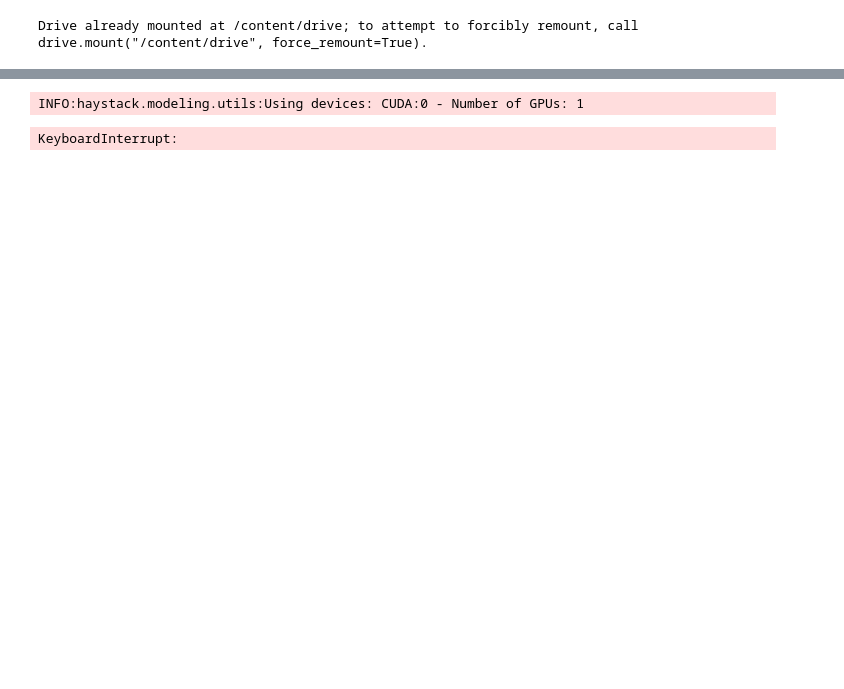
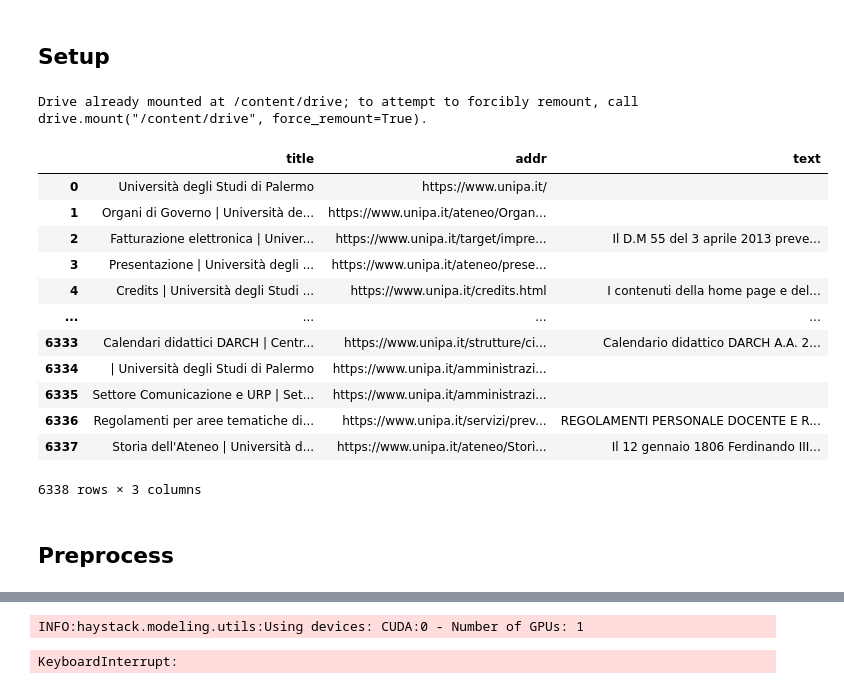
Before and after one commit to pierfrancescomartinello/NLP-Project, a Jupyter notebook: rag.ipynb, the cells around one changed output, grey strips where cells are left out. Cells and saved outputs as stored; diff of their text form; code cells hidden in the pictures; blank space fills up the shorter version.

```diff
--- a/rag.ipynb
+++ b/rag.ipynb
@@ -20,6 +20,8 @@ Requirement already satisfied: docopt>=0.6.2 in /usr/local/lib/python3.10/dist-p
 Requirement already satisfied: oauthlib>=3.0.0 in /usr/local/lib/python3.10/dist-packages (from requests-oauthlib>=0.5.0->msrest>=0.6.21->azure-ai-formrecognizer>=3.2.0b2->farm-haystack[colab,faiss]== ...
 Requirement already satisfied: MarkupSafe>=2.0 in /usr/local/lib/python3.10/dist-packages (from jinja2->torch!=1.12.0,>=1.9->transformers[torch]==4.29.1->farm-haystack[colab,faiss]==1.17.2) (2.1.5)
 Requirement already satisfied: mpmath<1.4.0,>=1.1.0 in /usr/local/lib/python3.10/dist-packages (from sympy->torch!=1.12.0,>=1.9->transformers[torch]==4.29.1->farm-haystack[colab,faiss]==1.17.2) (1.3.0 ...
+# %% [markdown]
+## Setup
 # %%
 import logging
 
@@ -33,10 +35,28 @@ Drive already mounted at /content/drive; to attempt to forcibly remount, call dr
 # %%
 import pandas as pd
 import numpy as np
 
 filepath = "/content/drive/MyDrive/output240617110842.json"
 df = pd.read_json(filepath)
 df.columns = ["title", "addr", "text"]
+
+df
+# %% [output]
+|  | title | addr | text |
+| 0 | Università degli Studi di Palermo | https://www.unipa.it/ |  |
+| 1 | Organi di Governo | Università de... | https://www.unipa.it/ateneo/Organ... |  |
+| 2 | Fatturazione elettronica | Univer... | https://www.unipa.it/target/impre... | Il D.M 55 del 3 aprile 2013 preve... |
+| 3 | Presentazione | Università degli ... | https://www.unipa.it/ateneo/prese... |  |
+| 4 | Credits | Università degli Studi ... | https://www.unipa.it/credits.html | I contenuti della home page e del... |
+| ... | ... | ... | ... |
+| 6333 | Calendari didattici DARCH | Centr... | https://www.unipa.it/strutture/ci... | Calendario didattico DARCH A.A. 2... |
+| 6334 | | Università degli Studi di Palermo | https://www.unipa.it/amministrazi... |  |
+| 6335 | Settore Comunicazione e URP | Set... | https://www.unipa.it/amministrazi... |  |
+| 6336 | Regolamenti per aree tematiche di... | https://www.unipa.it/servizi/prev... | REGOLAMENTI PERSONALE DOCENTE E R... |
+| 6337 | Storia dell'Ateneo | Università d... | https://www.unipa.it/ateneo/Stori... | Il 12 gennaio 1806 Ferdinando III... |
+6338 rows × 3 columns
+# %% [markdown]
+## Preprocess
 # %%
 import re
 
```
Also changed, not shown: parts of 12 cells of this notebook.
